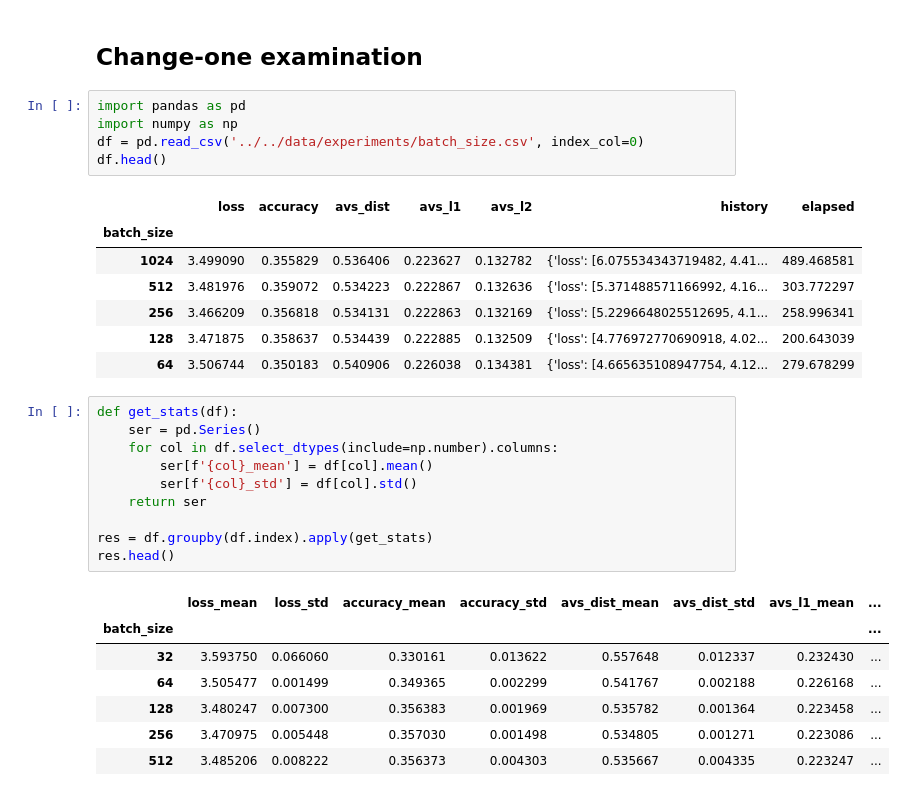
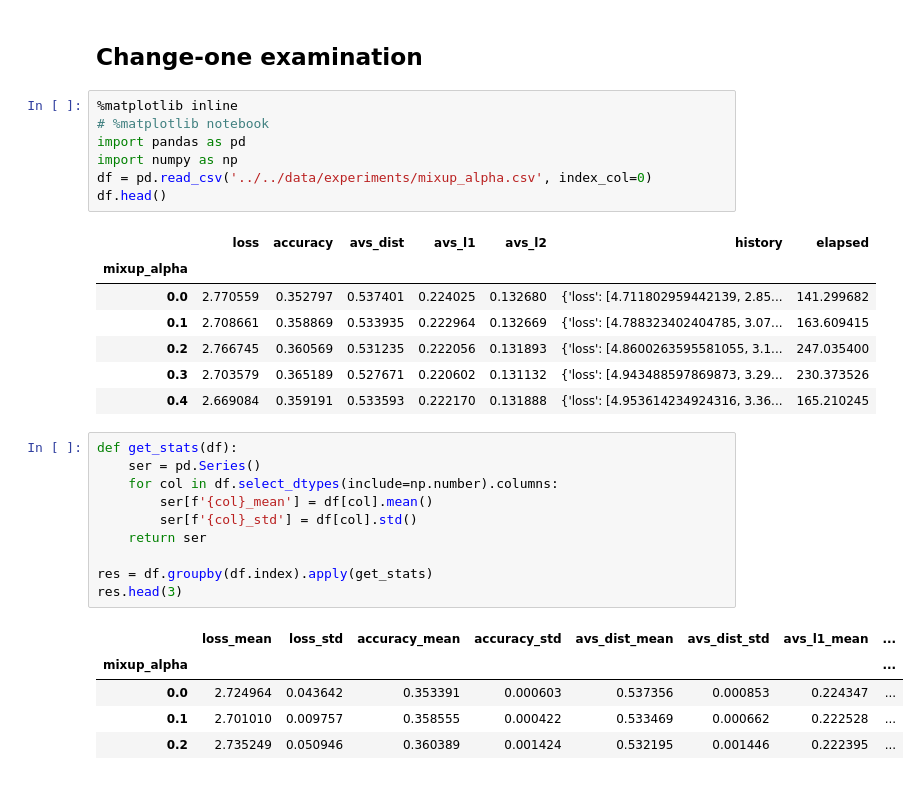
Before and after one commit to ronaldluc/DeepSaber, a Jupyter notebook: research/experiments/config_graphs.ipynb, the cells around one changed output. Drawn from its saved outputs; the diff is of its cells as text.

```diff
--- a/research/experiments/config_graphs.ipynb
+++ b/research/experiments/config_graphs.ipynb
@@ -1,36 +1,36 @@
 # %% [markdown]
 ## Change-one examination
 # %%
+%matplotlib inline
+# %matplotlib notebook
 import pandas as pd
 import numpy as np
-df = pd.read_csv('../../data/experiments/batch_size.csv', index_col=0)
+df = pd.read_csv('../../data/experiments/mixup_alpha.csv', index_col=0)
 df.head()
 # %% [output]
 |  | loss | accuracy | avs_dist | avs_l1 | avs_l2 | history | elapsed |
-| batch_size |  |  |  |  |  |  |  |
-| 1024 | 3.499090 | 0.355829 | 0.536406 | 0.223627 | 0.132782 | {'loss': [6.075534343719482, 4.41... | 489.468581 |
-| 512 | 3.481976 | 0.359072 | 0.534223 | 0.222867 | 0.132636 | {'loss': [5.371488571166992, 4.16... | 303.772297 |
-| 256 | 3.466209 | 0.356818 | 0.534131 | 0.222863 | 0.132169 | {'loss': [5.2296648025512695, 4.1... | 258.996341 |
-| 128 | 3.471875 | 0.358637 | 0.534439 | 0.222885 | 0.132509 | {'loss': [4.776972770690918, 4.02... | 200.643039 |
-| 64 | 3.506744 | 0.350183 | 0.540906 | 0.226038 | 0.134381 | {'loss': [4.665635108947754, 4.12... | 279.678299 |
+| mixup_alpha |  |  |  |  |  |  |  |
+| 0.0 | 2.770559 | 0.352797 | 0.537401 | 0.224025 | 0.132680 | {'loss': [4.711802959442139, 2.85... | 141.299682 |
+| 0.1 | 2.708661 | 0.358869 | 0.533935 | 0.222964 | 0.132669 | {'loss': [4.788323402404785, 3.07... | 163.609415 |
+| 0.2 | 2.766745 | 0.360569 | 0.531235 | 0.222056 | 0.131893 | {'loss': [4.8600263595581055, 3.1... | 247.035400 |
+| 0.3 | 2.703579 | 0.365189 | 0.527671 | 0.220602 | 0.131132 | {'loss': [4.943488597869873, 3.29... | 230.373526 |
+| 0.4 | 2.669084 | 0.359191 | 0.533593 | 0.222170 | 0.131888 | {'loss': [4.953614234924316, 3.36... | 165.210245 |
 # %%
 def get_stats(df):
     ser = pd.Series()
     for col in df.select_dtypes(include=np.number).columns:
         ser[f'{col}_mean'] = df[col].mean()
         ser[f'{col}_std'] = df[col].std()
     return ser
 
 res = df.groupby(df.index).apply(get_stats)
-res.head()
+res.head(3)
 # %% [output]
 |  | loss_mean | loss_std | accuracy_mean | accuracy_std | avs_dist_mean | avs_dist_std | avs_l1_mean | ... |
-| batch_size |  |  |  |  |  |  |  | ... |
-| 32 | 3.593750 | 0.066060 | 0.330161 | 0.013622 | 0.557648 | 0.012337 | 0.232430 | ... |
-| 64 | 3.505477 | 0.001499 | 0.349365 | 0.002299 | 0.541767 | 0.002188 | 0.226168 | ... |
-| 128 | 3.480247 | 0.007300 | 0.356383 | 0.001969 | 0.535782 | 0.001364 | 0.223458 | ... |
-| 256 | 3.470975 | 0.005448 | 0.357030 | 0.001498 | 0.534805 | 0.001271 | 0.223086 | ... |
-| 512 | 3.485206 | 0.008222 | 0.356373 | 0.004303 | 0.535667 | 0.004335 | 0.223247 | ... |
+| mixup_alpha |  |  |  |  |  |  |  | ... |
+| 0.0 | 2.724964 | 0.043642 | 0.353391 | 0.000603 | 0.537356 | 0.000853 | 0.224347 | ... |
+| 0.1 | 2.701010 | 0.009757 | 0.358555 | 0.000422 | 0.533469 | 0.000662 | 0.222528 | ... |
+| 0.2 | 2.735249 | 0.050946 | 0.360389 | 0.001424 | 0.532195 | 0.001446 | 0.222395 | ... |
 # %%
 import matplotlib.pyplot as plt
 
```
Also changed, not shown: parts of 2 cells of this notebook, 2 other files.
